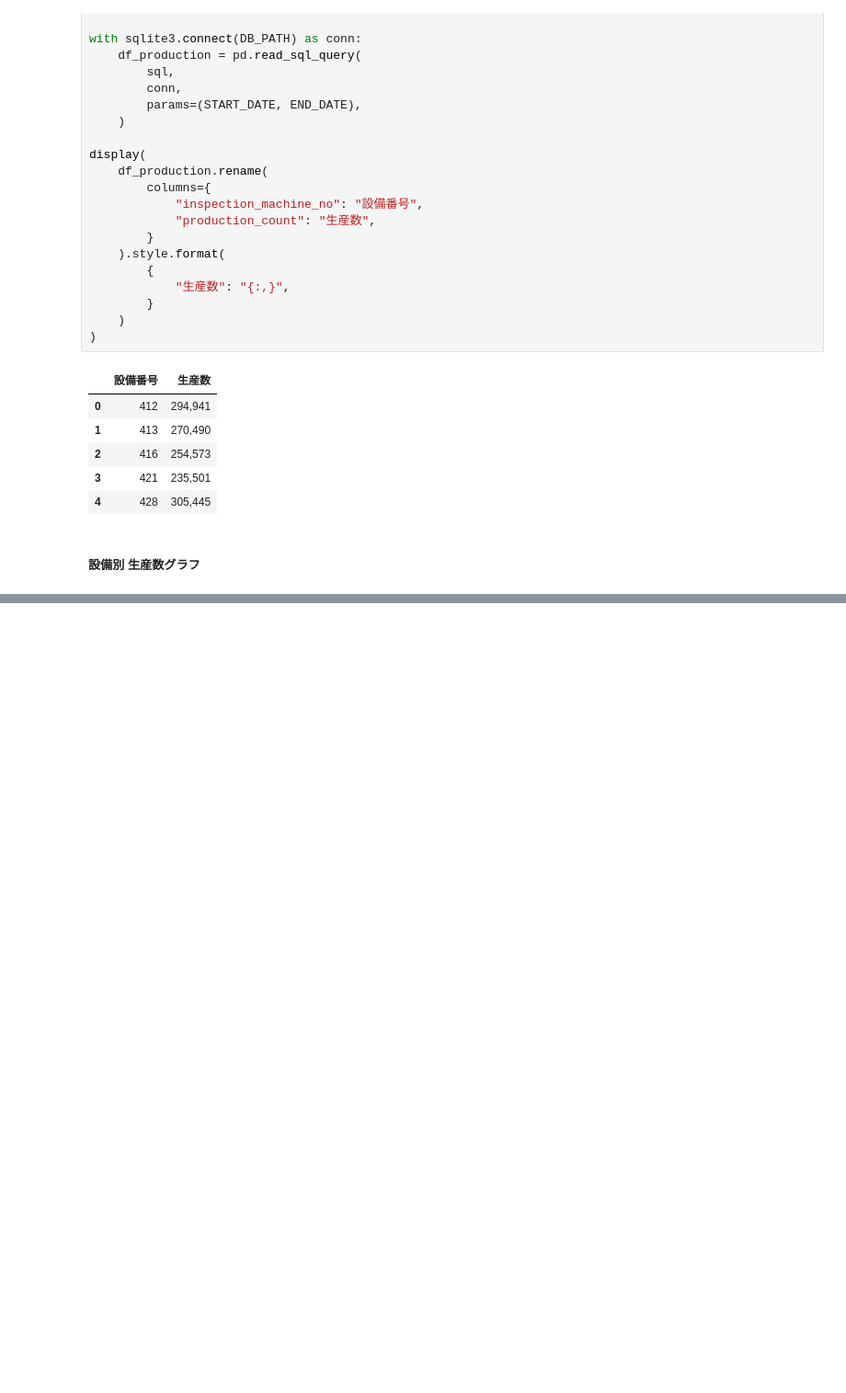
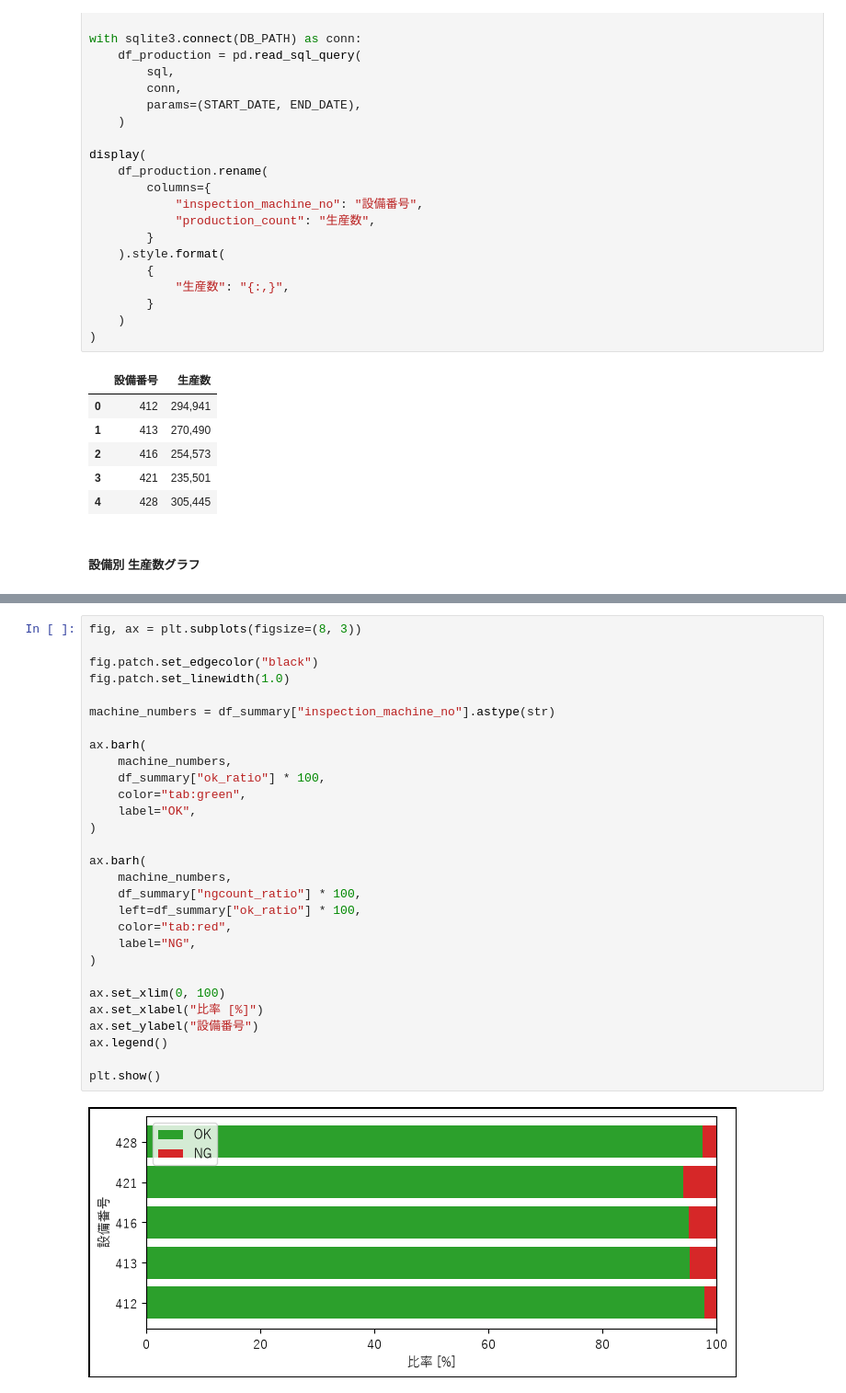
Before and after one commit to BUMZOH/create_jupyter_report, a Jupyter notebook: jupyter_report_body_inspection.ipynb, the cells around one changed output, grey strips where cells are left out. Shown at 92% size. Cells and saved outputs as stored; diff of their text form; blank space fills up the shorter version.

```diff
--- a/jupyter_report_body_inspection.ipynb
+++ b/jupyter_report_body_inspection.ipynb
@@ -72,0 +240,31 @@ plt.show()
+# %%
+fig, ax = plt.subplots(figsize=(8, 3))
+
+fig.patch.set_edgecolor("black")
+fig.patch.set_linewidth(1.0)
+
+machine_numbers = df_summary["inspection_machine_no"].astype(str)
+
+ax.barh(
+    machine_numbers,
+    df_summary["ok_ratio"] * 100,
+    color="tab:green",
+    label="OK",
+)
+
+ax.barh(
+    machine_numbers,
+    df_summary["ngcount_ratio"] * 100,
+    left=df_summary["ok_ratio"] * 100,
+    color="tab:red",
+    label="NG",
+)
+
+ax.set_xlim(0, 100)
+ax.set_xlabel("比率 [%]")
+ax.set_ylabel("設備番号")
+ax.legend()
+
+plt.show()
+# %% [output]
+[figure, added]
```
Also changed, not shown: parts of 13 cells of this notebook, 2 other files.
